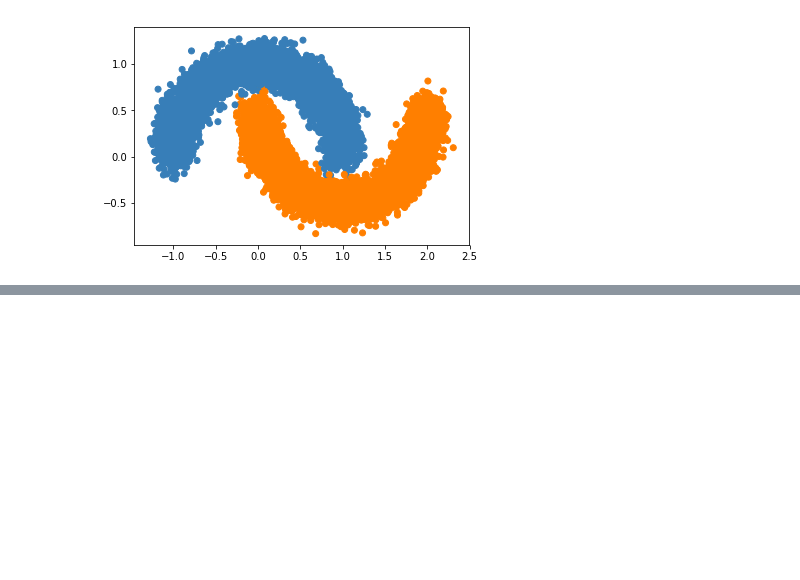
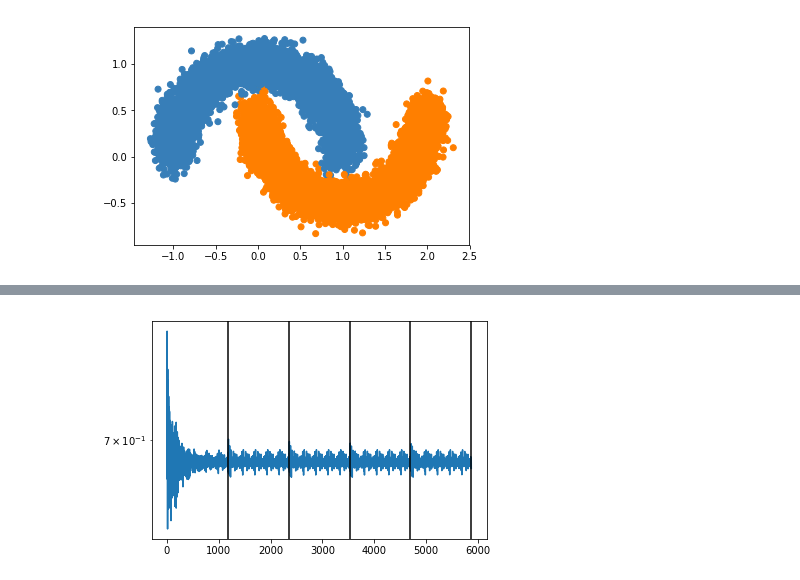
Before and after one commit to afqueiruga/StatefulOdeNets, a Jupyter notebook: toy_datasets.ipynb, the cells around one changed output, grey strips where cells are left out. Drawn from its saved outputs; the diff is of its cells as text; code cells hidden in the pictures; blank space fills up the shorter version.

```diff
--- a/toy_datasets.ipynb
+++ b/toy_datasets.ipynb
@@ -226,0 +141,6 @@ ODEModel(
+# %%
+plt.semilogy(losses)
+for r in refine_steps:
+    plt.axvline(r,color='k')
+# %% [output]
+[figure, added]
```
Also changed, not shown: parts of 16 cells of this notebook.
